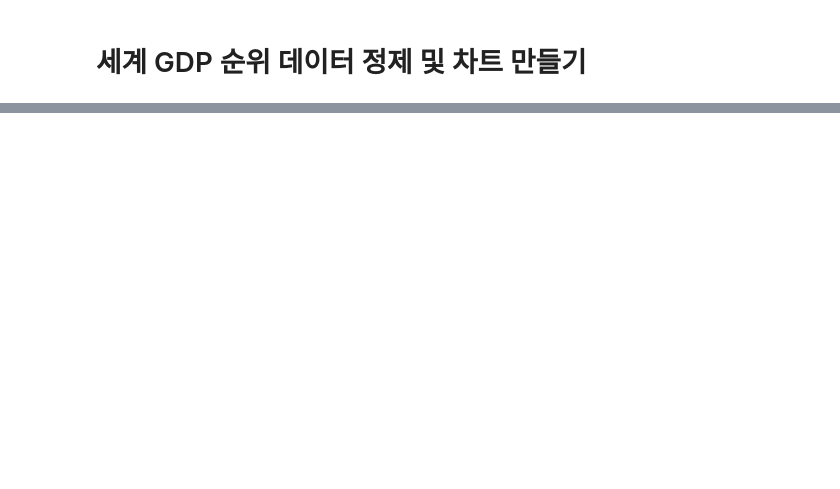
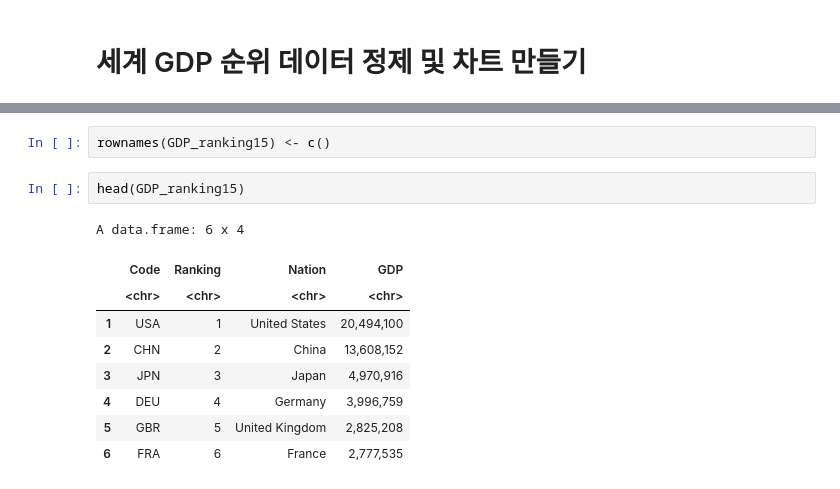
Before and after one commit to tjdwlsaos22/R, a Jupyter notebook: R/240306_R/07.파일입출력.ipynb, the cells around one changed output, grey strips where cells are left out. Cells and saved outputs as stored; diff of their text form; blank space fills up the shorter version.

```diff
--- a/R/240306_R/07.파일입출력.ipynb
+++ b/R/240306_R/07.파일입출력.ipynb
@@ -143,3 +141,17 @@ GDP_ranking15
 | AUS | 13 | Australia | 1,432,195 |
 | ESP | 14 | Spain | 1,426,189 |
 | MEX | 15 | Mexico | 1,223,809 |
+# %%
+rownames(GDP_ranking15) <- c()
+# %%
+head(GDP_ranking15)
+# %% [output]
+A data.frame: 6 x 4
+|  | Code | Ranking | Nation | GDP |
+|  | <chr> | <chr> | <chr> | <chr> |
+| 1 | USA | 1 | United States | 20,494,100 |
+| 2 | CHN | 2 | China | 13,608,152 |
+| 3 | JPN | 3 | Japan | 4,970,916 |
+| 4 | DEU | 4 | Germany | 3,996,759 |
+| 5 | GBR | 5 | United Kingdom | 2,825,208 |
+| 6 | FRA | 6 | France | 2,777,535 |
```
Also changed, not shown: parts of 15 cells of this notebook, 6 other files.
